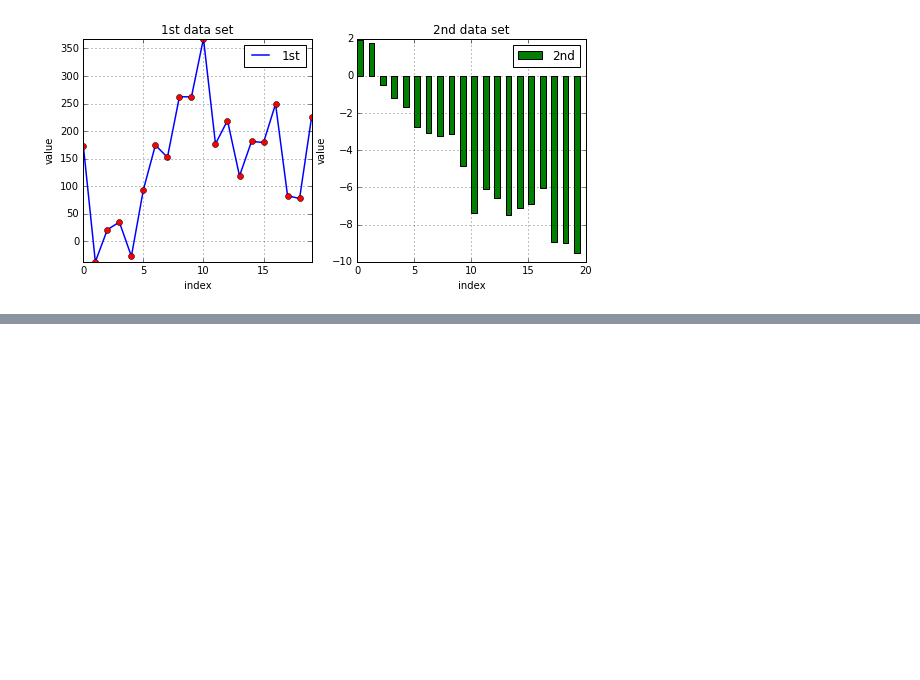
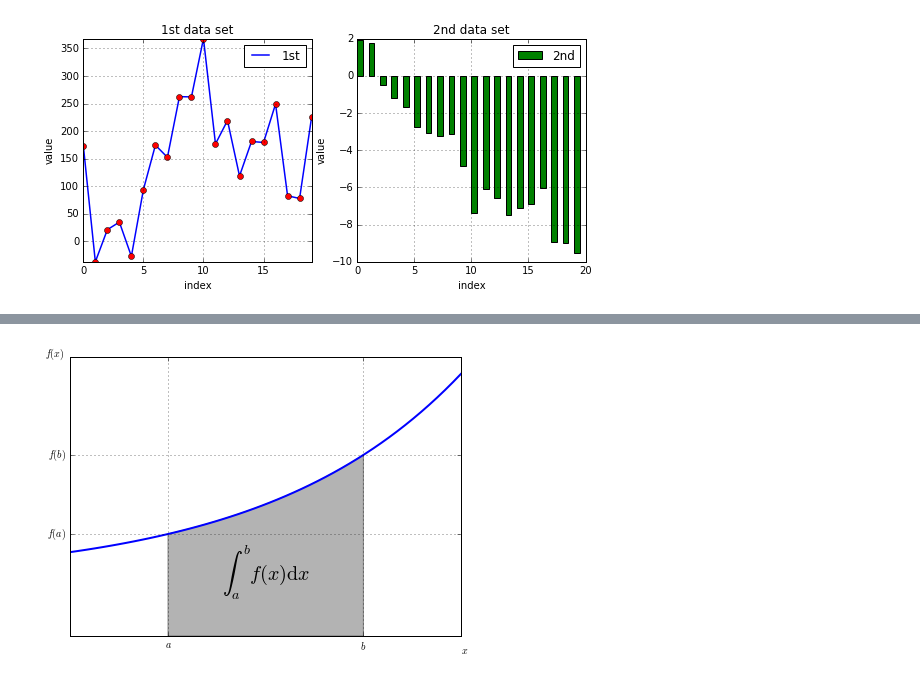
Before and after one commit to AlexPetit12/PythonForFinance, a Jupyter notebook: Chapter5_DataVisualization.ipynb, the cells around one changed output, grey strips where cells are left out. Drawn from its saved outputs; the diff is of its cells as text; code cells hidden in the pictures; blank space fills up the shorter version.

```diff
--- a/Chapter5_DataVisualization.ipynb
+++ b/Chapter5_DataVisualization.ipynb
@@ -237,0 +250,36 @@ plt.title('Stacked histogram')
+# %%
+# a more complete example with an integral
+from matplotlib.patches import Polygon
+
+def func(x):
+    return 0.5 * np.exp(x) + 1
+
+a, b = 0.5, 1.5 # integral limits
+x = np.linspace(0, 2)
+y = func(x)
+
+fig, ax = plt.subplots(figsize=(7, 5))
+plt.plot(x, y, 'b', linewidth=2)
+plt.ylim(ymin=0)
+
+# illustrate the integral
+Ix = np.linspace(a, b)
+Iy = func(Ix)
+verts = [(a, 0)] + list(zip(Ix, Iy)) + [(b, 0)]
+poly = Polygon(verts, facecolor='0.7', edgecolor='0.5')
+ax.add_patch(poly)
+
+plt.text(0.5 * (a + b), 1, r"$\int_a^b f(x)\mathrm{d}x$",
+         horizontalalignment='center', fontsize=20)
+
+plt.figtext(0.9, 0.075, '$x$')
+plt.figtext(0.075, 0.9, '$f(x)$')
+
+ax.set_xticks((a, b))
+ax.set_xticklabels(('$a$', '$b$'))
+ax.set_yticks([func(a), func(b)])
+ax.set_yticklabels(('$f(a)$', '$f(b)$'))
+
+plt.grid(True)
+# %% [output]
+[figure, added]
```
Also changed, not shown: parts of 15 cells of this notebook.
